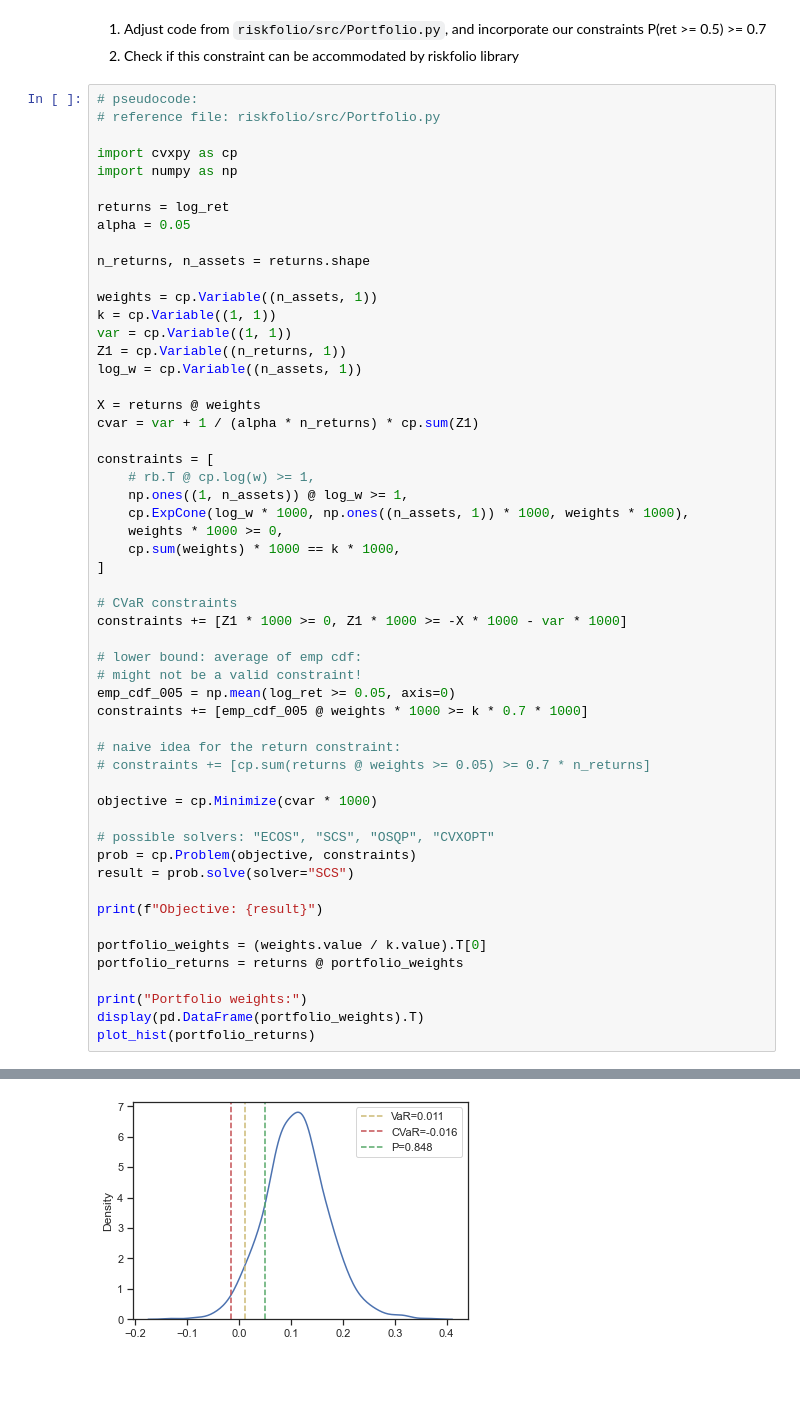
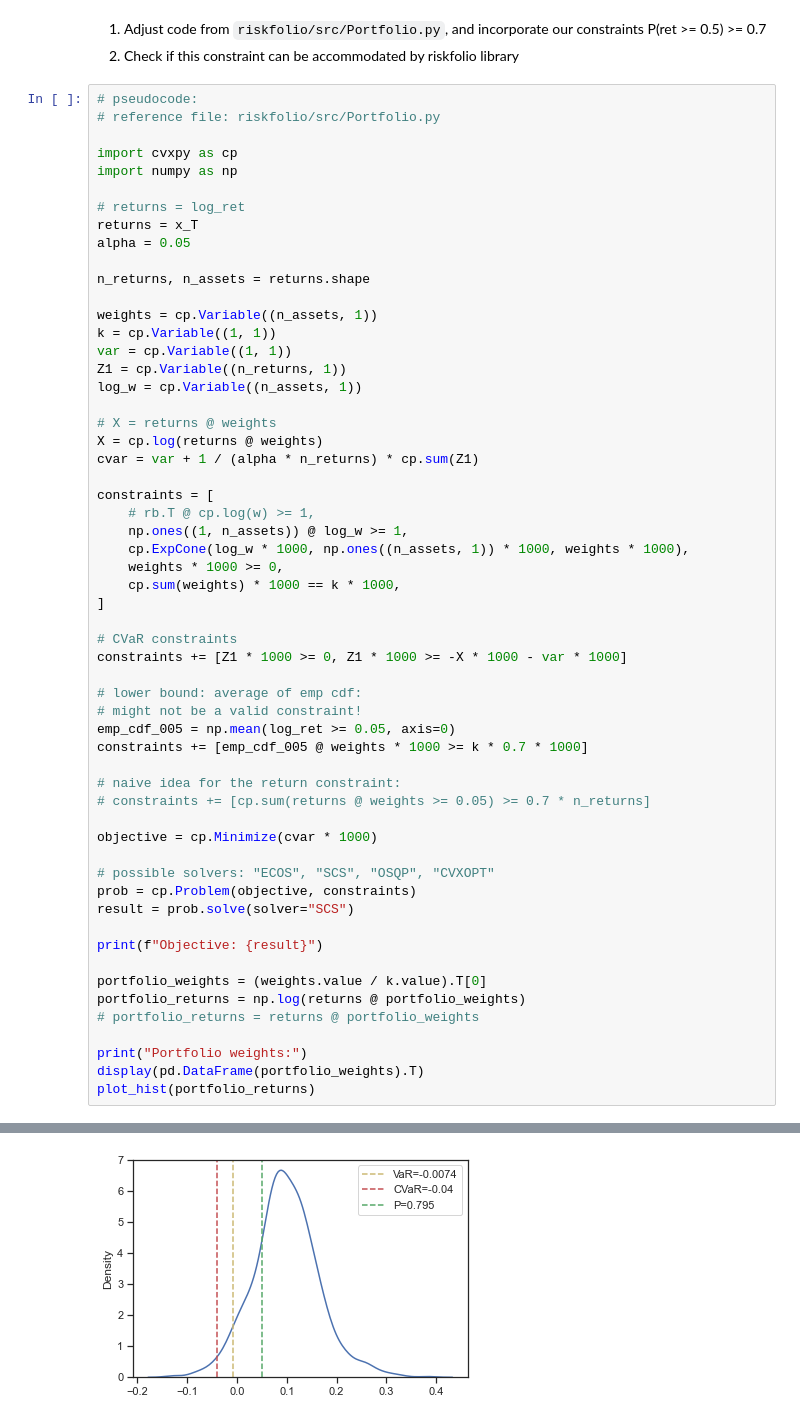
Before and after one commit to starovoitovs/defi, a Jupyter notebook: generator_cvar.ipynb, the cells around one changed output, grey strips where cells are left out. Drawn from its saved outputs; the diff is of its cells as text; blank space fills up the shorter version.

Commit message:
looked at log(ret @ weights)

```diff
--- a/generator_cvar.ipynb
+++ b/generator_cvar.ipynb
@@ -198,7 +218,8 @@ Portfolio weights:
 import cvxpy as cp
 import numpy as np
 
-returns = log_ret
+# returns = log_ret
+returns = x_T
 alpha = 0.05
 
 n_returns, n_assets = returns.shape
@@ -209,7 +230,8 @@ var = cp.Variable((1, 1))
 Z1 = cp.Variable((n_returns, 1))
 log_w = cp.Variable((n_assets, 1))
 
-X = returns @ weights
+# X = returns @ weights
+X = cp.log(returns @ weights)
 cvar = var + 1 / (alpha * n_returns) * cp.sum(Z1)
 
 constraints = [
@@ -240,7 +262,8 @@ result = prob.solve(solver="SCS")
 print(f"Objective: {result}")
 
 portfolio_weights = (weights.value / k.value).T[0]
-portfolio_returns = returns @ portfolio_weights
+portfolio_returns = np.log(returns @ portfolio_weights)
+# portfolio_returns = returns @ portfolio_weights
 
 print("Portfolio weights:")
 display(pd.DataFrame(portfolio_weights).T)
@@ -253 +276 @@ Portfolio weights:
-[figure, old version]
+[figure, new version]
```
Also changed, not shown: parts of 11 cells of this notebook.
